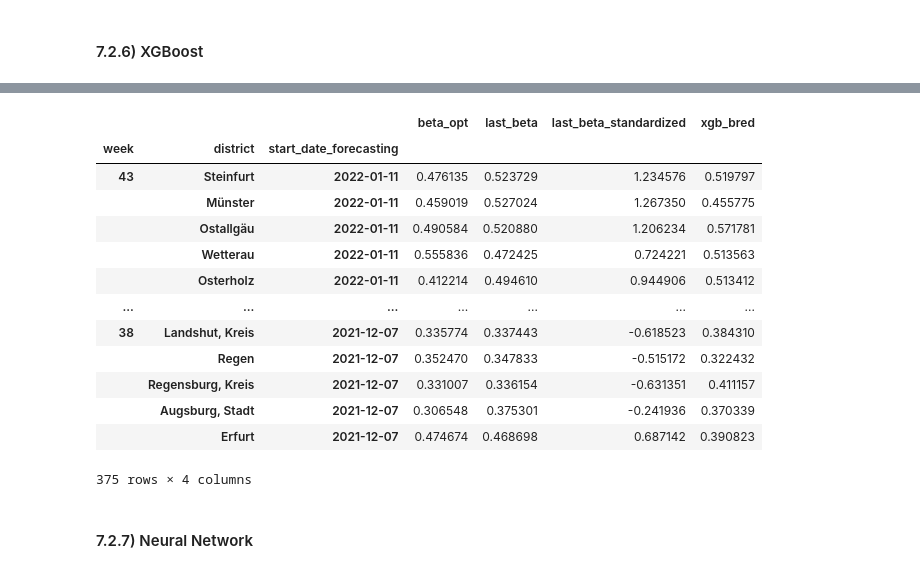
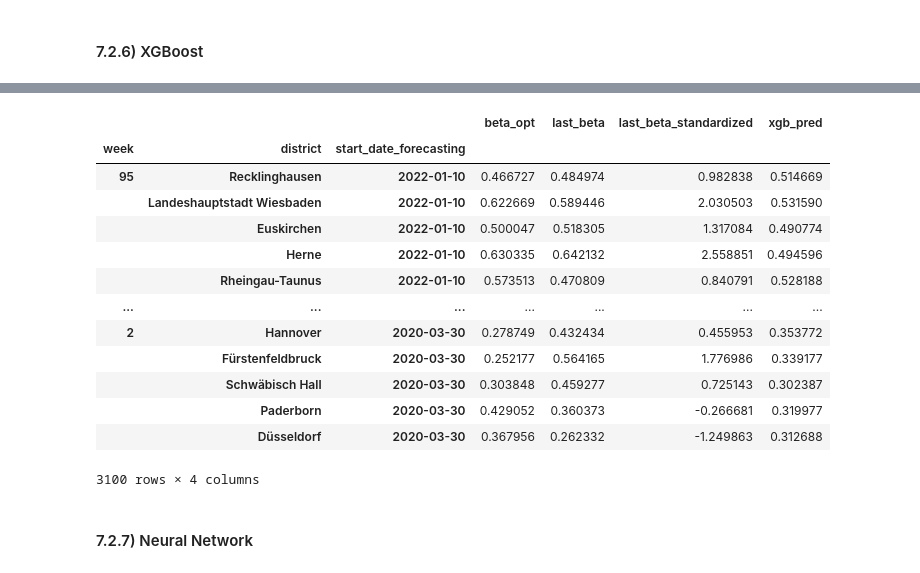
Before and after one commit to lukasheide/Covid-Forecasting-Tool, a Jupyter notebook: Backend/Modeling/Differential_Equation_Modeling/Machine_Learning_Layer_Lukas/beta_estimation.ipynb, the cells around one changed output, grey strips where cells are left out. Saved outputs shown, nothing was run; the diff lists cells and outputs as text; code cells hidden in the pictures.

```diff
--- a/Backend/Modeling/Differential_Equation_Modeling/Machine_Learning_Layer_Lukas/beta_estimation.ipynb
+++ b/Backend/Modeling/Differential_Equation_Modeling/Machine_Learning_Layer_Lukas/beta_estimation.ipynb
@@ -243,8 +244,8 @@ max_week = max(df_full.index.get_level_values('week'))
 
 random_indices = df_full[df_full.index.get_level_values('week') >= max_week-5].sample(sample_size).index
 # %%
-df_modeling = df_full.loc[df_full.index.isin(random_indices)]
-df_test = df_full.loc[~df_full.index.isin(random_indices)]
+df_test = df_full.loc[df_full.index.isin(random_indices)]
+df_modeling = df_full.loc[~df_full.index.isin(random_indices)]
 # %% [markdown]
 #### 7.1.2) Split into train, val and test:
 # %%
@@ -359,20 +360,20 @@ print(f'\n RMSE of {xgb_model.name} is: {rmse_xgb}. This is an improvement compa
 # %%
-pd.DataFrame({'beta_opt':y_val, 'last_beta':y_pred_baseline_val, 'last_beta_standardized':X_val['beta_t_minus_1'], 'xgb_bred':y_pred_xgb}).sort_values('start_date_forecasting', ascending=False)
+pd.DataFrame({'beta_opt':y_val, 'last_beta':y_pred_baseline_val, 'last_beta_standardized':X_val['beta_t_minus_1'], 'xgb_pred':y_pred_xgb}).sort_values('start_date_forecasting', ascending=False)
 # %% [output]
-|  |  |  | beta_opt | last_beta | last_beta_standardized | xgb_bred |
+|  |  |  | beta_opt | last_beta | last_beta_standardized | xgb_pred |
 | week | district | start_date_forecasting |  |  |  |  |
-| 43 | Steinfurt | 2022-01-11 | 0.476135 | 0.523729 | 1.234576 | 0.519797 |
-|  | Münster | 2022-01-11 | 0.459019 | 0.527024 | 1.267350 | 0.455775 |
-|  | Ostallgäu | 2022-01-11 | 0.490584 | 0.520880 | 1.206234 | 0.571781 |
-|  | Wetterau | 2022-01-11 | 0.555836 | 0.472425 | 0.724221 | 0.513563 |
-|  | Osterholz | 2022-01-11 | 0.412214 | 0.494610 | 0.944906 | 0.513412 |
+| 95 | Recklinghausen | 2022-01-10 | 0.466727 | 0.484974 | 0.982838 | 0.514669 |
+|  | Landeshauptstadt Wiesbaden | 2022-01-10 | 0.622669 | 0.589446 | 2.030503 | 0.531590 |
+|  | Euskirchen | 2022-01-10 | 0.500047 | 0.518305 | 1.317084 | 0.490774 |
+|  | Herne | 2022-01-10 | 0.630335 | 0.642132 | 2.558851 | 0.494596 |
+|  | Rheingau-Taunus | 2022-01-10 | 0.573513 | 0.470809 | 0.840791 | 0.528188 |
 | ... | ... | ... | ... | ... | ... | ... |
-| 38 | Landshut, Kreis | 2021-12-07 | 0.335774 | 0.337443 | -0.618523 | 0.384310 |
-|  | Regen | 2021-12-07 | 0.352470 | 0.347833 | -0.515172 | 0.322432 |
-|  | Regensburg, Kreis | 2021-12-07 | 0.331007 | 0.336154 | -0.631351 | 0.411157 |
-|  | Augsburg, Stadt | 2021-12-07 | 0.306548 | 0.375301 | -0.241936 | 0.370339 |
-|  | Erfurt | 2021-12-07 | 0.474674 | 0.468698 | 0.687142 | 0.390823 |
+| 2 | Hannover | 2020-03-30 | 0.278749 | 0.432434 | 0.455953 | 0.353772 |
+|  | Fürstenfeldbruck | 2020-03-30 | 0.252177 | 0.564165 | 1.776986 | 0.339177 |
+|  | Schwäbisch Hall | 2020-03-30 | 0.303848 | 0.459277 | 0.725143 | 0.302387 |
+|  | Paderborn | 2020-03-30 | 0.429052 | 0.360373 | -0.266681 | 0.319977 |
+|  | Düsseldorf | 2020-03-30 | 0.367956 | 0.262332 | -1.249863 | 0.312688 |
-375 rows × 4 columns
+3100 rows × 4 columns
 # %% [markdown]
 #### 7.2.7) Neural Network
 # %%
```
Also changed, not shown: parts of 38 cells of this notebook, 4 other files.
